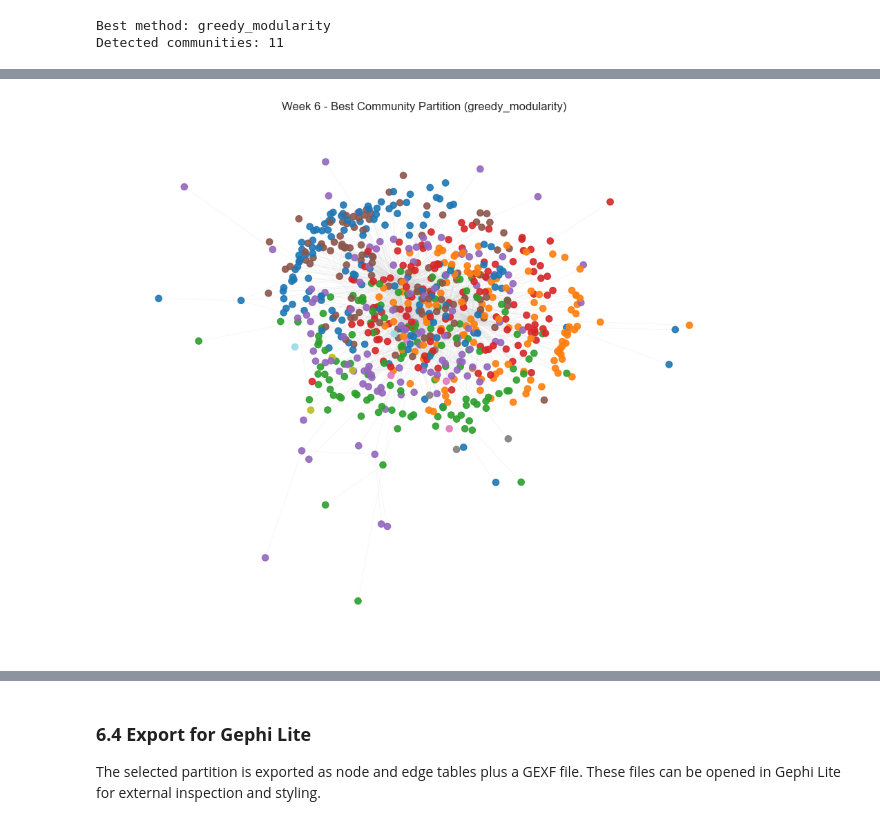
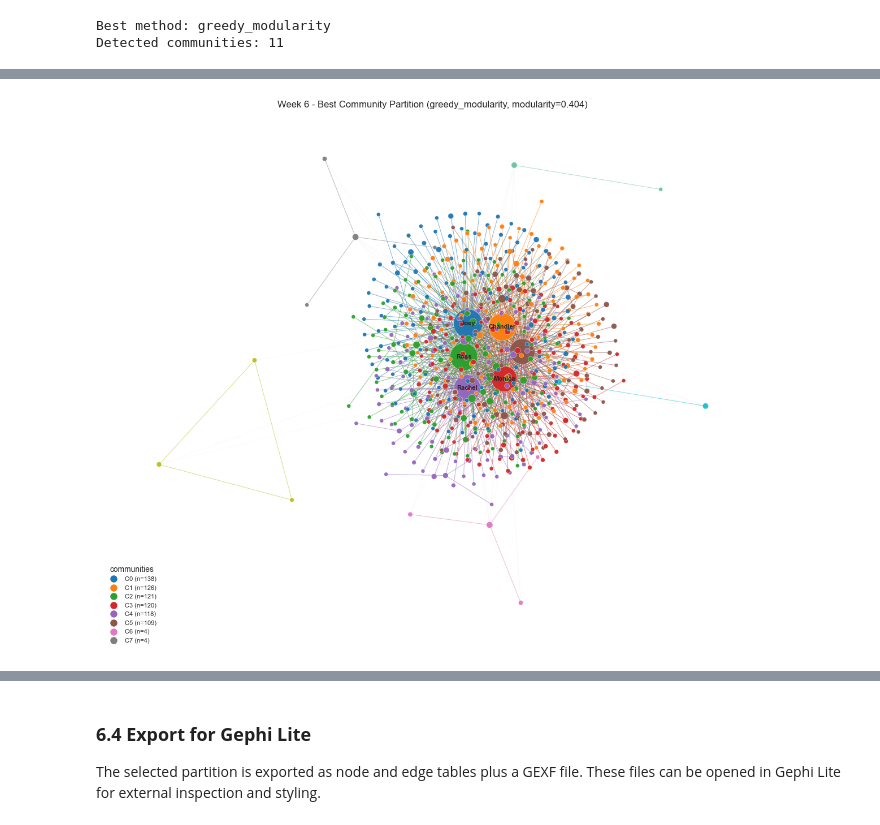
Before and after one commit to simoneprezioso/Social-Network-Analysis, a Jupyter notebook: main.ipynb, the cells around one changed output, grey strips where cells are left out. Saved outputs shown, nothing was run; the diff lists cells and outputs as text; code cells hidden in the pictures.

```diff
--- a/main.ipynb
+++ b/main.ipynb
@@ -74,9 +73,11 @@ def load_interactions(path: Path) -> pd.DataFrame:
 
             if line.startswith("#"):
                 metadata_lines += 1
-                marker = line[1:].strip().lower().split()[0]
-                if marker.startswith("s") and "e" in marker:
-                    episode_markers += 1
+                tokens_after_hash = line[1:].strip().lower().split()
+                if tokens_after_hash:
+                    marker = tokens_after_hash[0]
+                    if marker.startswith("s") and "e" in marker:
+                        episode_markers += 1
                 continue
 
             tokens = line.split()
@@ -733,22 +764,97 @@ Node color encodes the selected community label in the best partition.
 # %%
 plt.figure(figsize=(12, 10))
-pos6 = nx.spring_layout(G_week6, seed=RANDOM_SEED, k=0.15)
-node_colors = [best_partition[node] for node in G_week6.nodes()]
 
-nx.draw_networkx_edges(G_week6, pos6, edge_color="lightgray", alpha=0.25, width=0.5)
+communities = {}
+for node, cid in best_partition.items():
+    communities.setdefault(cid, []).append(node)
+ordered_cids = sorted(communities, key=lambda c: -len(communities[c]))
+
+meta = nx.Graph()
+meta.add_nodes_from(ordered_cids)
+for u, v in G_week6.edges():
+    cu, cv = best_partition[u], best_partition[v]
+    if cu != cv:
+        if meta.has_edge(cu, cv):
+            meta[cu][cv]["weight"] += 1
+        else:
+            meta.add_edge(cu, cv, weight=1)
+centroid_pos = nx.spring_layout(meta, seed=RANDOM_SEED, k=1.2, weight="weight")
+
+pos6 = {}
+for cid in ordered_cids:
+    sub = G_week6.subgraph(communities[cid])
+    sub_pos = nx.spring_layout(sub, seed=RANDOM_SEED, k=0.5)
+    cx, cy = centroid_pos[cid]
+    scale = 0.25 + 0.05 * np.log1p(len(communities[cid]))
+    for n, (x, y) in sub_pos.items():
+        pos6[n] = (cx + scale * x, cy + scale * y)
+
+palette = [plt.cm.tab10(i) for i in range(10)] + [plt.cm.Set2(i) for i in range(8)]
+color_of_cid = {cid: palette[i % len(palette)] for i, cid in enumerate(ordered_cids)}
+node_colors = [color_of_cid[best_partition[n]] for n in G_week6.nodes()]
+node_sizes = [20 + 5 * G_week6.degree(n) for n in G_week6.nodes()]
+
+intra = [(u, v) for u, v in G_week6.edges() if best_partition[u] == best_partition[v]]
+inter = [(u, v) for u, v in G_week6.edges() if best_partition[u] != best_partition[v]]
+intra_colors = [color_of_cid[best_partition[u]] for u, _ in intra]
+
+nx.draw_networkx_edges(
+    G_week6, pos6, edgelist=inter, edge_color="lightgray", alpha=0.15, width=0.4
+)
+nx.draw_networkx_edges(
+    G_week6, pos6, edgelist=intra, edge_color=intra_colors, alpha=0.55, width=0.7
+)
 nx.draw_networkx_nodes(
     G_week6,
     pos6,
     node_color=node_colors,
-    cmap=plt.cm.tab20,
-    node_size=45,
-    alpha=0.9,
+    node_size=node_sizes,
+    alpha=0.95,
+    linewidths=0.3,
+    edgecolors="white",
 )
-plt.title(f"Week 6 - Best Community Partition ({best_method})")
+
+for cid in ordered_cids[:5]:
+    members = communities[cid]
+    hub = max(members, key=lambda n: G_week6.degree(n))
+    plt.text(
+        pos6[hub][0],
+        pos6[hub][1],
+        str(hub),
+        fontsize=8,
+        ha="center",
+        va="center",
+        weight="bold",
+    )
+
+handles = [
+    plt.Line2D(
+        [0],
+        [0],
+        marker="o",
+        linestyle="",
+        color=color_of_cid[cid],
+        label=f"C{cid} (n={len(communities[cid])})",
+        markersize=8,
+    )
+    for cid in ordered_cids[:8]
+]
+modularity_value = (
+    week6["greedy_modularity"]
+    if best_method == "greedy_modularity"
+    else week6["lpa_modularity"]
+)
+plt.legend(
+    handles=handles, loc="lower left", fontsize=8, framealpha=0.85, title="communities"
+)
+plt.title(
+    f"Week 6 - Best Community Partition ({best_method}, modularity={modularity_value:.3f})"
+)
 plt.axis("off")
+plt.tight_layout()
 plt.show()
 # %% [output]
-[figure, old version]
+[figure, new version]
 # %% [markdown]
 ### **Graph Analysis**
 
```
Also changed, not shown: parts of 47 cells of this notebook, 1 other file.
